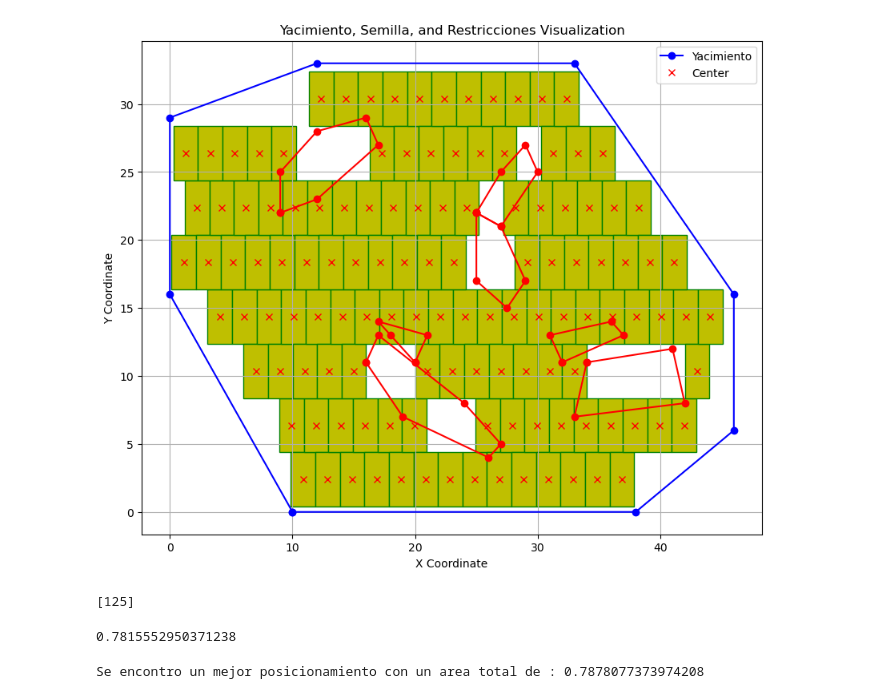
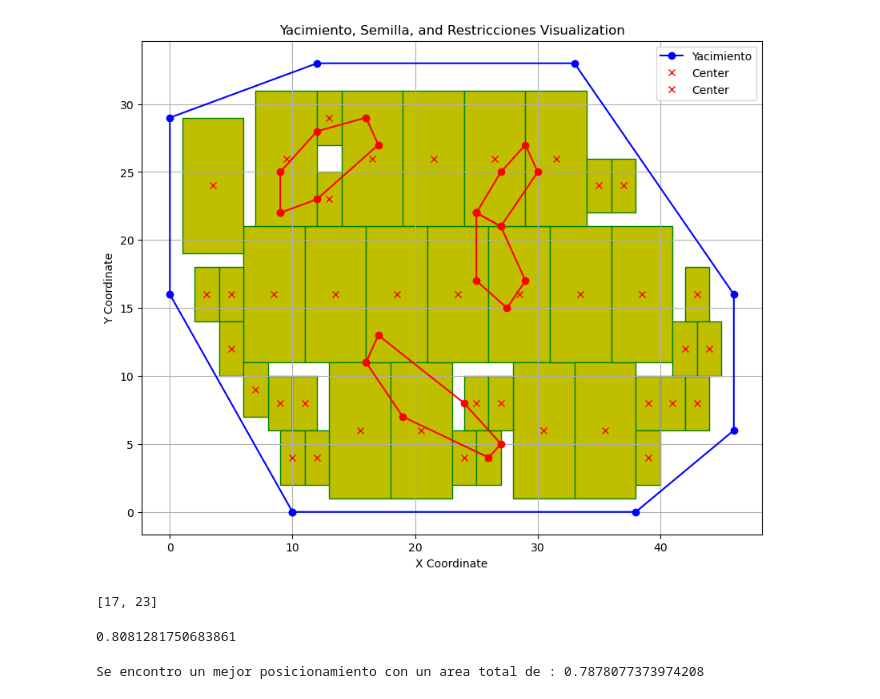
Before and after one commit to lararlm/TD8_ProyectoFinal, a Jupyter notebook: testing/test2.ipynb, the cells around one changed output. Drawn from its saved outputs; the diff is of its cells as text; code cells hidden in the pictures.

Commit message:
all areas without opt and random

```diff
--- a/testing/test2.ipynb
+++ b/testing/test2.ipynb
@@ -9,21 +9,22 @@ from lectura_and_analisis.analisis import calculate_area
 from lectura_and_analisis.generacion_mapa import fun_generacion_mapa
 from lectura_and_analisis.optimization_functions import change_dimensions, optimize_area
 # %%
-file_path_bony = 'C:/Users/valen/OneDrive/Escritorio/Bony/Di tella/TD8FINAL/TD8_ProyectoFinal/mapas/pol.s2.07.xml'
+file_path_bony = 'C:/Users/valen/OneDrive/Escritorio/Bony/Di tella/TD8FINAL/TD8_ProyectoFinal/mapas/pol.01.xml'
 polygon, panel_size, restrictions , angulo = xml_data_extractor(file_path_bony)
 # %%
-rectangles = grid_heuristic(polygon, panel_size, restrictions, rand = True)
+rectangles = grid_heuristic(polygon, panel_size, restrictions, rand = False)
 fun_generacion_mapa(polygon,restrictions,rectangles,panel_size)
 len_rectangles = [len(rect) for rect in rectangles]
 area = calculate_area(polygon,len_rectangles,panel_size)
 print(len_rectangles)
+print(area)
 # %% [output]
-[figure, old version]
+[figure, new version]
-[125]
+[17, 23]
 # %%
 print(area)
 # %% [output]
-0.7815552950371238
+0.8081281750683861
 # %%
 best_rectangles = optimize_area(grid_heuristic,polygon,rectangles,panel_size,restrictions,3)
 # %% [output]
```
Also changed, not shown: parts of 12 cells of this notebook, 5 other files.
